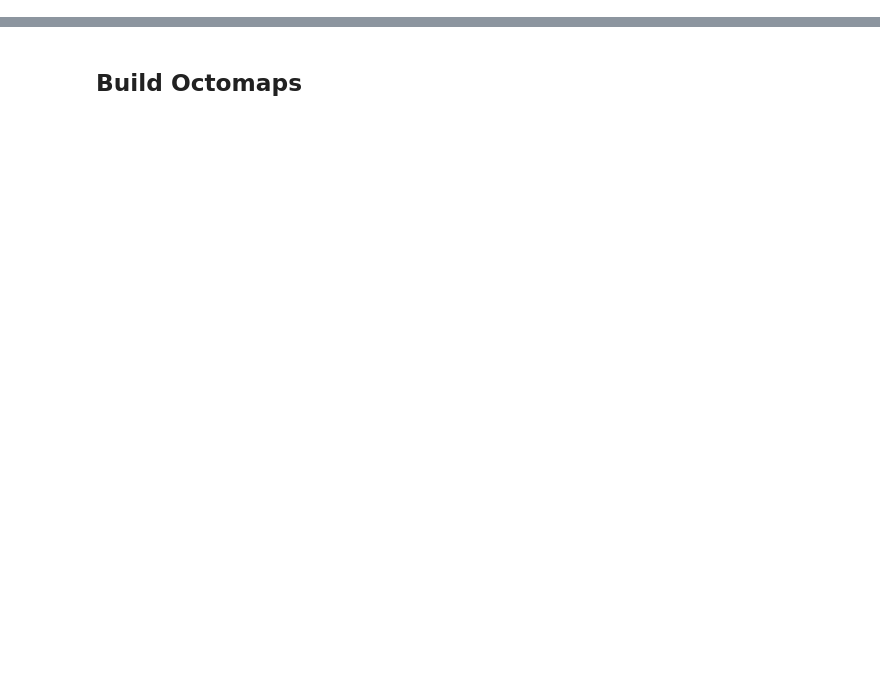
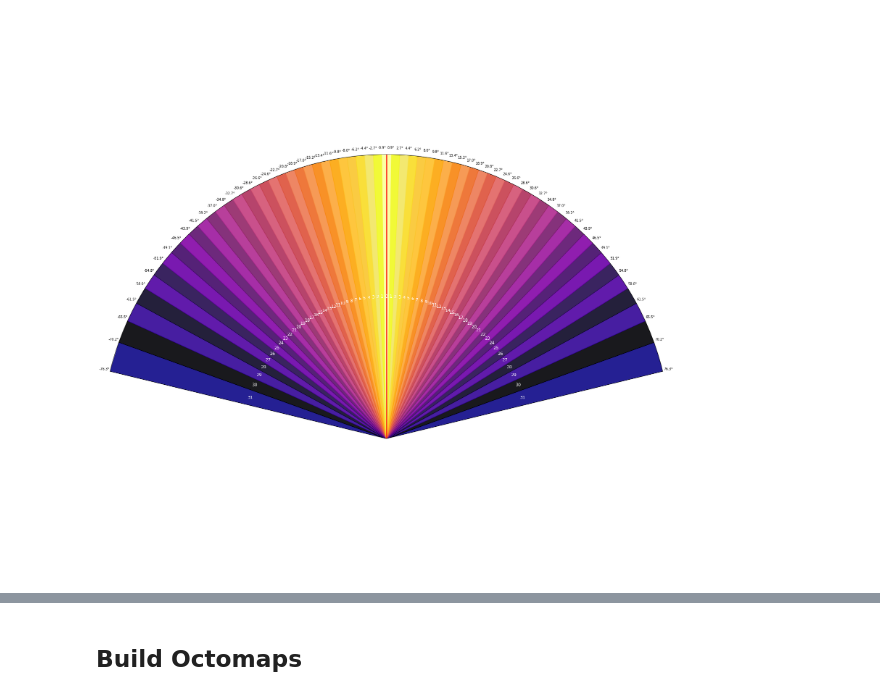
Before and after one commit to annzb/mapless-navigation, a Jupyter notebook: run.ipynb, the cells around one changed output, grey strips where cells are left out. Saved outputs shown, nothing was run; the diff lists cells and outputs as text; code cells hidden in the pictures; blank space fills up the shorter version.

Commit message:
Build lidar octomap, display FOV options for radar

```diff
--- a/run.ipynb
+++ b/run.ipynb
@@ -7,0 +150,4 @@ from src.coloradar_tools import get_heatmap, get_single_chip_params
+# %%
+display.azimuth_fov_options()
+# %% [output]
+[figure, added]
```
Also changed, not shown: parts of 16 cells of this notebook, 2 other files.
